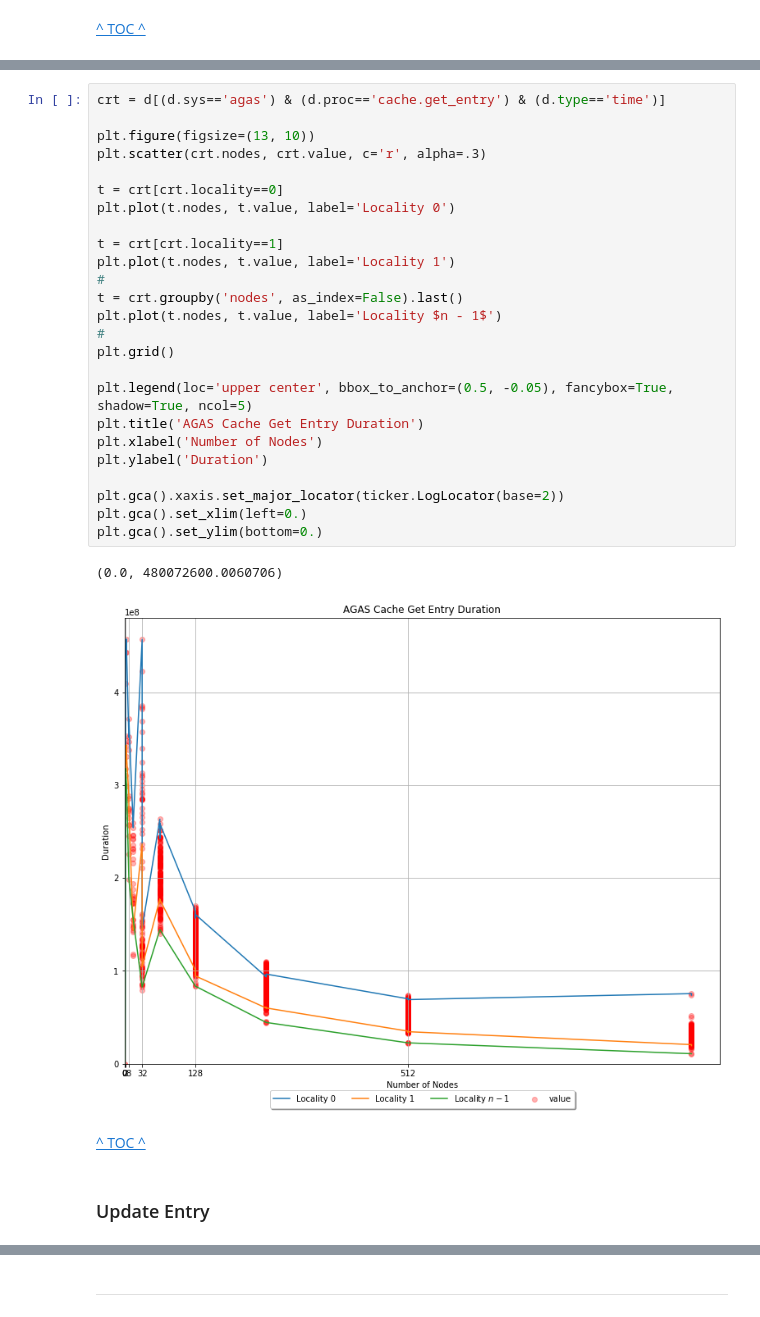
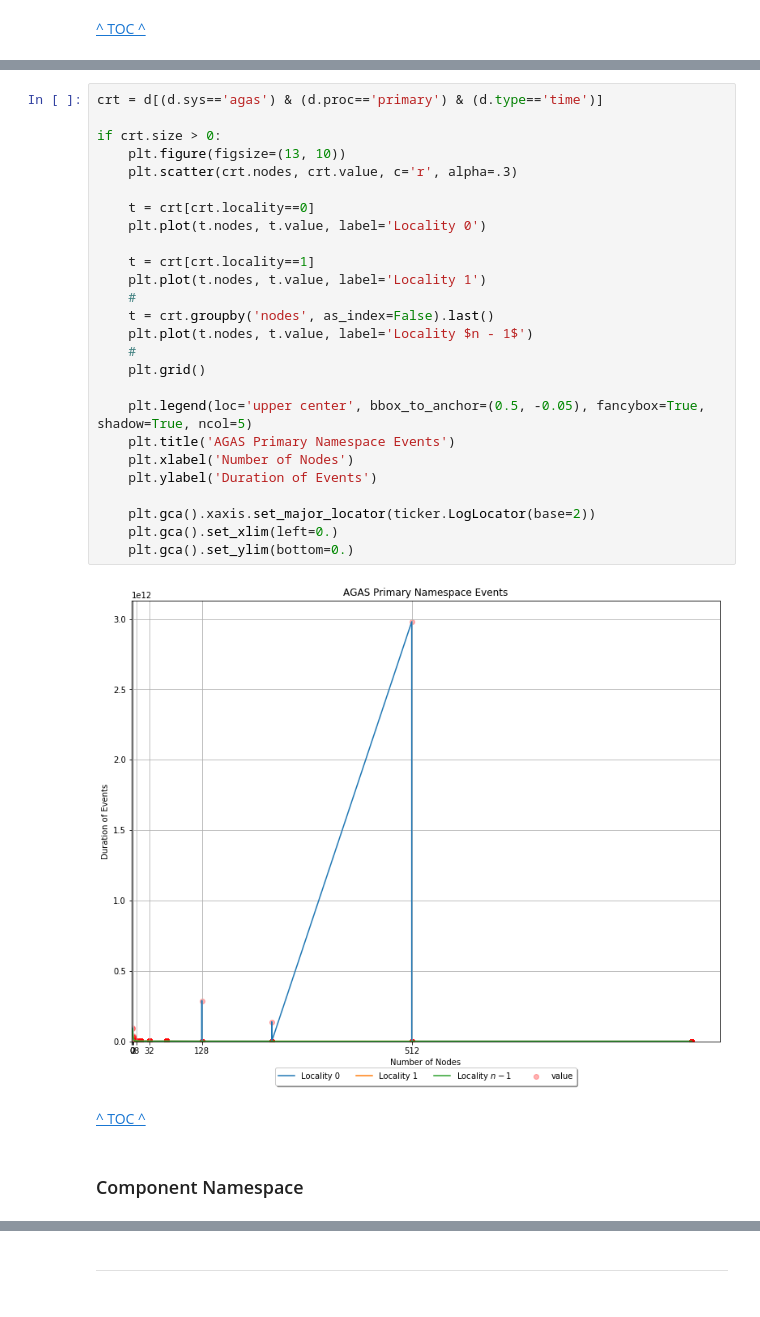
Before and after one commit to parsa/HPXCounterViz, a Jupyter notebook: daint-28mar19.ipynb, the cells around one changed output, grey strips where cells are left out. Cells and saved outputs as stored; diff of their text form.

```diff
--- a/daint-28mar19.ipynb
+++ b/daint-28mar19.ipynb
@@ -645,33 +2075,33 @@ plt.gca().set_ylim(bottom=0.)
 # %%
-crt = d[(d.sys=='agas') & (d.proc=='cache.get_entry') & (d.type=='time')]
+crt = d[(d.sys=='agas') & (d.proc=='primary') & (d.type=='time')]
 
-plt.figure(figsize=(13, 10))
-plt.scatter(crt.nodes, crt.value, c='r', alpha=.3)
+if crt.size > 0:
+    plt.figure(figsize=(13, 10))
+    plt.scatter(crt.nodes, crt.value, c='r', alpha=.3)
 
-t = crt[crt.locality==0]
-plt.plot(t.nodes, t.value, label='Locality 0')
+    t = crt[crt.locality==0]
+    plt.plot(t.nodes, t.value, label='Locality 0')
 
-t = crt[crt.locality==1]
-plt.plot(t.nodes, t.value, label='Locality 1')
-#
-t = crt.groupby('nodes', as_index=False).last()
-plt.plot(t.nodes, t.value, label='Locality $n - 1$')
-#
-plt.grid()
+    t = crt[crt.locality==1]
+    plt.plot(t.nodes, t.value, label='Locality 1')
+    #
+    t = crt.groupby('nodes', as_index=False).last()
+    plt.plot(t.nodes, t.value, label='Locality $n - 1$')
+    #
+    plt.grid()
 
-plt.legend(loc='upper center', bbox_to_anchor=(0.5, -0.05), fancybox=True, shadow=True, ncol=5)
-plt.title('AGAS Cache Get Entry Duration')
-plt.xlabel('Number of Nodes')
-plt.ylabel('Duration')
+    plt.legend(loc='upper center', bbox_to_anchor=(0.5, -0.05), fancybox=True, shadow=True, ncol=5)
+    plt.title('AGAS Primary Namespace Events')
+    plt.xlabel('Number of Nodes')
+    plt.ylabel('Duration of Events')
 
-plt.gca().xaxis.set_major_locator(ticker.LogLocator(base=2))
-plt.gca().set_xlim(left=0.)
-plt.gca().set_ylim(bottom=0.)
+    plt.gca().xaxis.set_major_locator(ticker.LogLocator(base=2))
+    plt.gca().set_xlim(left=0.)
+    plt.gca().set_ylim(bottom=0.)
 # %% [output]
-(0.0, 480072600.0060706)
-[figure, old version]
+[figure, new version]
 # %% [markdown]
 [^ TOC ^](#Counters)
-# %% [markdown]
-### Update Entry
+# %% [markdown]
+### Component Namespace
 # %%
```
Also changed, not shown: parts of 135 cells of this notebook.
